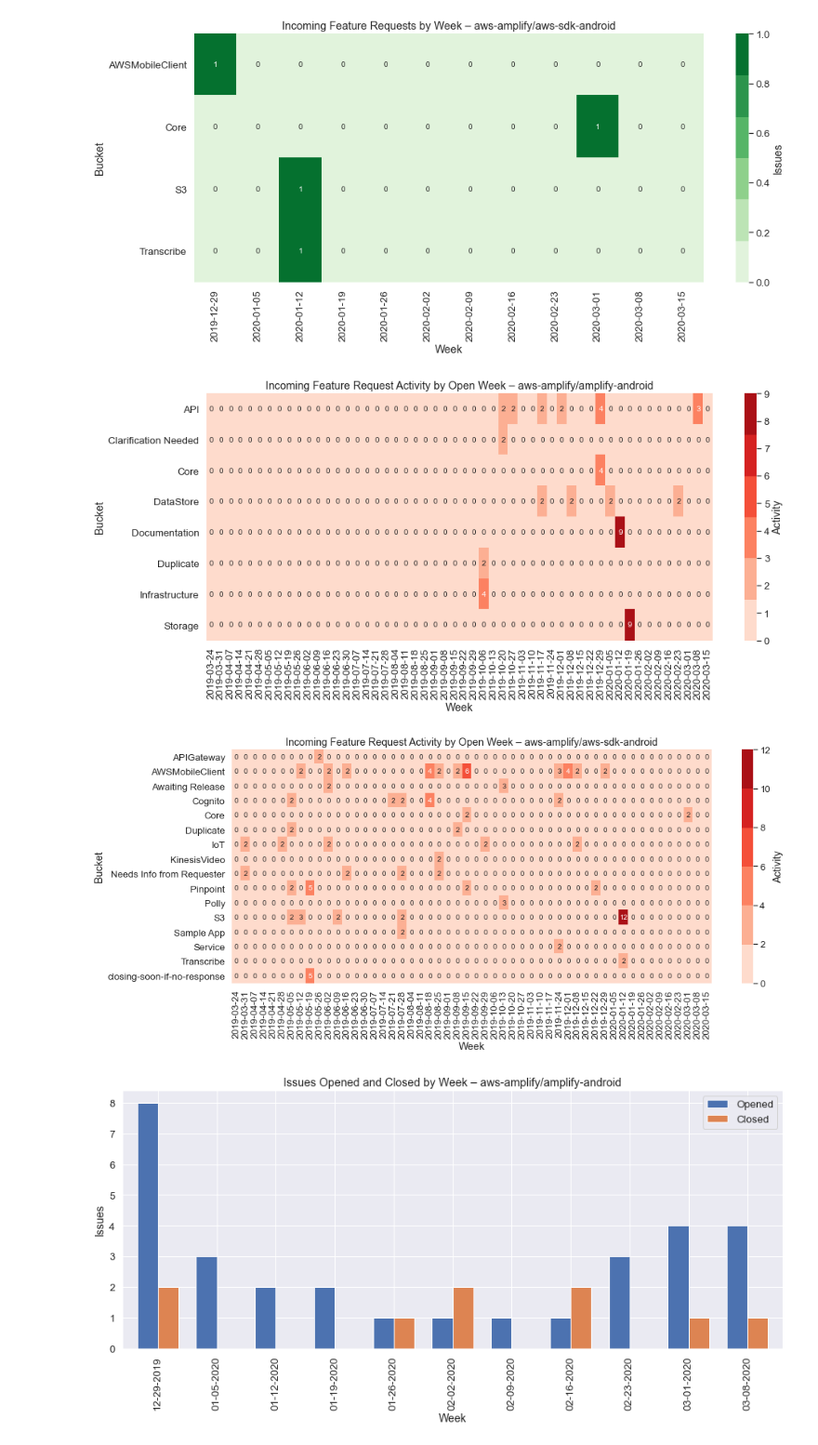
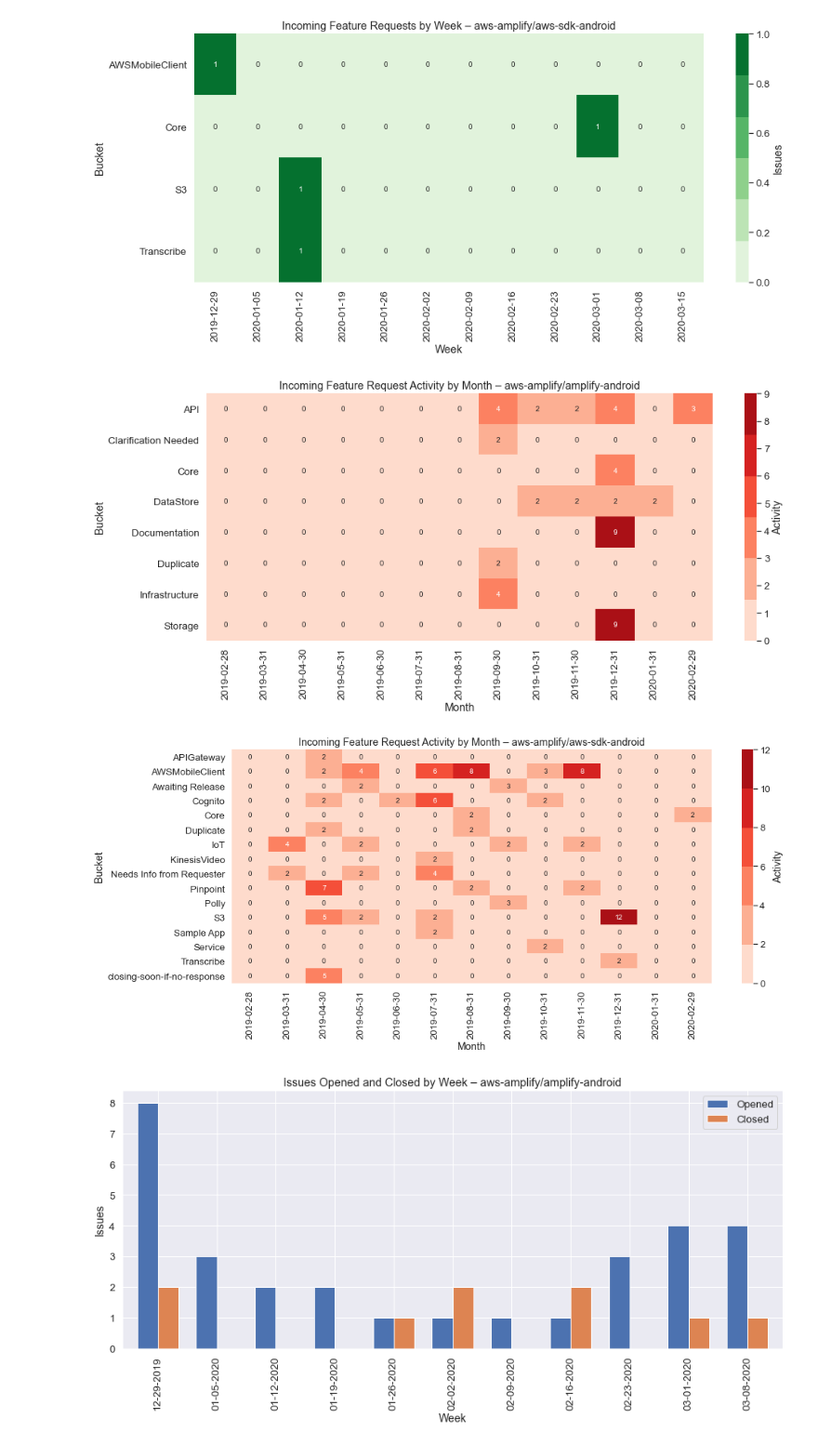
Before and after one commit to jpignata/notebooks, a Jupyter notebook: GitHub Issue Stats by Incoming.ipynb, the cells around one changed output. Shown: that part at 93% size. Saved outputs shown, nothing was run; the diff lists cells and outputs as text; code cells hidden in the pictures.

Commit message:
Show activity by month

```diff
--- a/GitHub Issue Stats by Incoming.ipynb
+++ b/GitHub Issue Stats by Incoming.ipynb
@@ -218,12 +218,12 @@ for repo_name, df in repos.items():
     df = df.loc[df.bucket == 'Bug']
     df = df.pivot(index='created_at', columns='label', values='score')
     df = pd.concat([df, pd.DataFrame(index=[date for date in idx])])
-    df = df.resample('W', label='left').sum().transpose()
+    df = df.resample('M', label='left').sum().transpose()
 
     dates = df.columns.strftime('%Y-%m-%d').sort_values().unique()
     ax = sns.heatmap(df, xticklabels=dates, cmap=sns.color_palette("Reds"), annot=True,
                      cbar_kws={'label': 'Activity'})
-    ax.set(xlabel='Week', ylabel='Bucket', title=f'Open Bug Activity by Open Week – {repo_name}')
+    ax.set(xlabel='Month', ylabel='Bucket', title=f'Open Bug Activity by Open Month – {repo_name}')
 
     plt.show()
 # %% [output]
@@ -278,37 +278,37 @@ import seaborn as sns
 import numpy as np
 import pytz
 
 now = datetime.utcnow().replace(tzinfo=pytz.utc)
 idx = pd.date_range(now - timedelta(weeks=52), now, freq='W')
 
 sns.set(font_scale=1.2)
 
 %matplotlib inline
 
 for repo_name, df in repos.items():
     plt.subplots(figsize=(15, 6))
 
     df = df.loc[df.created_at > now - timedelta(weeks=52)]
     df = df.loc[np.array(list(map(len, df.labels.values))) > 0]
     df = df.labels.apply(pd.Series).merge(df, left_index = True, right_index = True)
     df = df.drop(["labels"], axis = 1)
     df = df.melt(id_vars = ['id', 'bucket', 'created_at', 'closed_at', 'score'], value_name = 'label')
     df = df.dropna(subset=['label'])
     df = df.loc[df.label.apply(lambda l: l not in issue_buckets.keys())]
     df = df.loc[df.bucket == 'Feature Request']
     df = df.pivot(index='created_at', columns='label', values='score')
     df = pd.concat([df, pd.DataFrame(index=[date for date in idx])])
-    df = df.resample('W', label='left').sum().transpose()
+    df = df.resample('M', label='left').sum().transpose()
 
     dates = df.columns.strftime('%Y-%m-%d').sort_values().unique()
     ax = sns.heatmap(df, xticklabels=dates, cmap=sns.color_palette("Reds"), annot=True,
                      cbar_kws={'label': 'Activity'})
-    ax.set(xlabel='Week', ylabel='Bucket', title=f'Incoming Feature Request Activity by Open Week – {repo_name}')
+    ax.set(xlabel='Month', ylabel='Bucket', title=f'Incoming Feature Request Activity by Month – {repo_name}')
 
     plt.show()
 # %% [output]
-[figure, old version]
+[figure, new version]
-[figure, old version]
+[figure, new version]
 # %%
 # Issues Opened and Closed by Week
 
```
Also changed, not shown: parts of 1 cell of this notebook.
